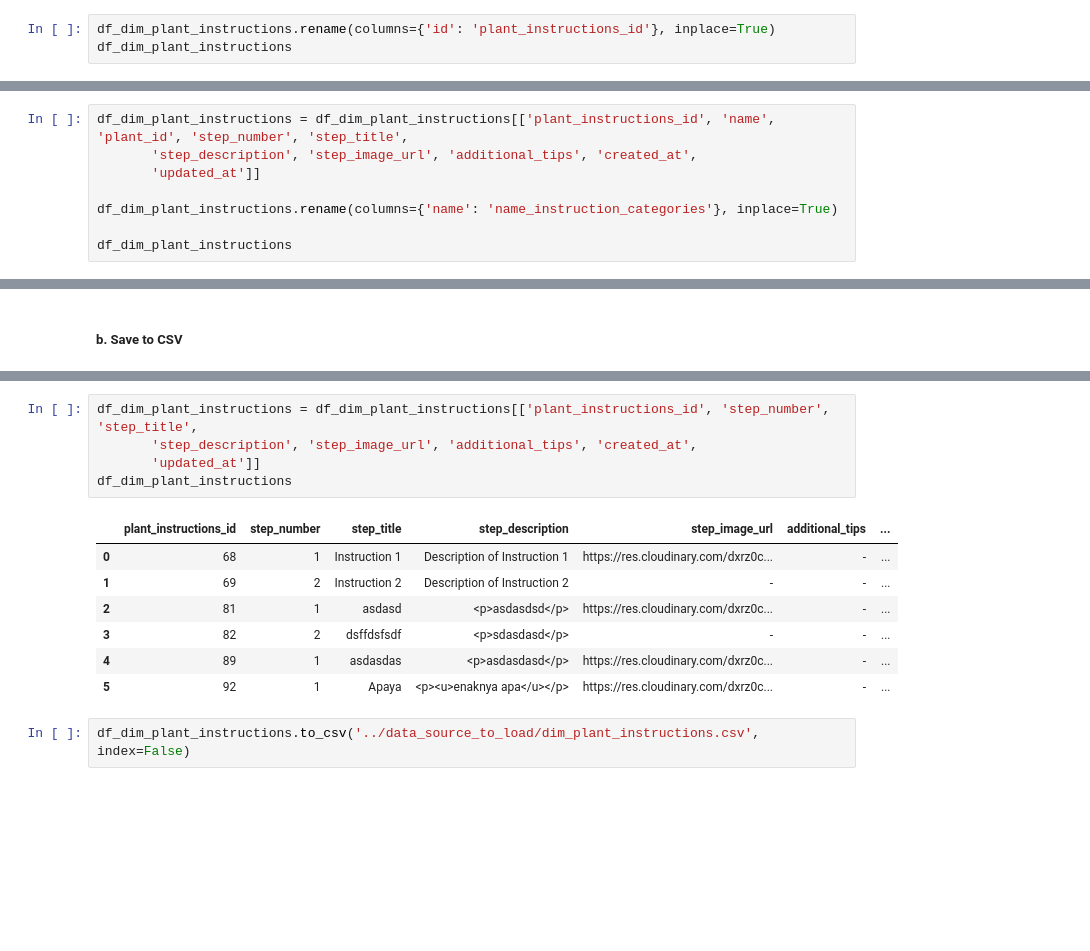
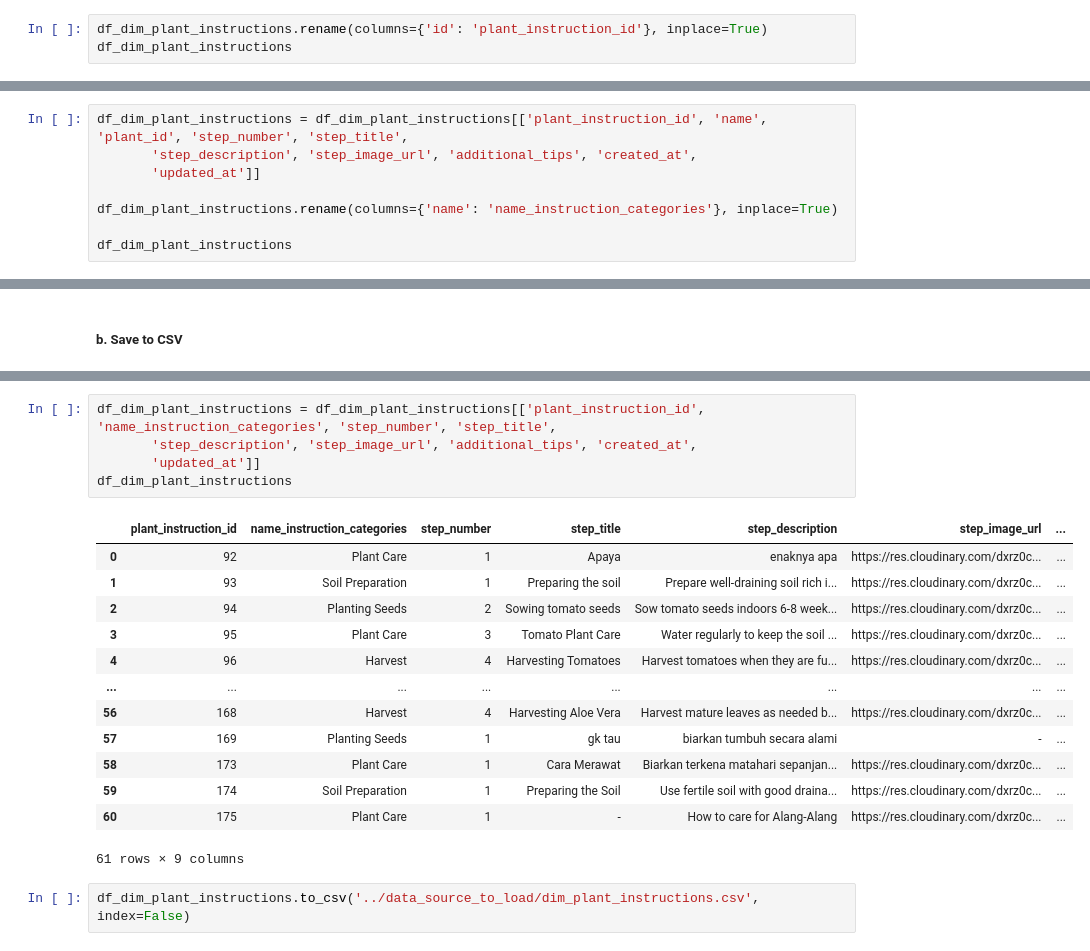
Before and after one commit to Plantopia-Alterra-Academy-Batch-6/de-capstone-km-alterra-batch-6, a Jupyter notebook: Main_Project/Pipeline_ETL.ipynb, the cells around one changed output, grey strips where cells are left out. Saved outputs shown, nothing was run; the diff lists cells and outputs as text; blank space fills up the shorter version.

```diff
--- a/Main_Project/Pipeline_ETL.ipynb
+++ b/Main_Project/Pipeline_ETL.ipynb
@@ -950,4 +1225,4 @@ df_dim_plant_instructions
 # %%
-df_dim_plant_instructions.rename(columns={'id': 'plant_instructions_id'}, inplace=True)
+df_dim_plant_instructions.rename(columns={'id': 'plant_instruction_id'}, inplace=True)
 df_dim_plant_instructions
 # %% [output]
@@ -981,7 +1262,7 @@ Index(['plant_instructions_id', 'plant_id', 'step_number', 'step_title',
        'image_url', 'created_at_category', 'updated_at_category'],
       dtype='object')
 # %%
-df_dim_plant_instructions = df_dim_plant_instructions[['plant_instructions_id', 'name', 'plant_id', 'step_number', 'step_title',
+df_dim_plant_instructions = df_dim_plant_instructions[['plant_instruction_id', 'name', 'plant_id', 'step_number', 'step_title',
        'step_description', 'step_image_url', 'additional_tips', 'created_at',
        'updated_at']]
 
@@ -1030,16 +1341,22 @@ df_fact_plants_data
 # %%
-df_dim_plant_instructions = df_dim_plant_instructions[['plant_instructions_id', 'step_number', 'step_title',
+df_dim_plant_instructions = df_dim_plant_instructions[['plant_instruction_id', 'name_instruction_categories', 'step_number', 'step_title',
        'step_description', 'step_image_url', 'additional_tips', 'created_at',
        'updated_at']]
 df_dim_plant_instructions
 # %% [output]
-|  | plant_instructions_id | step_number | step_title | step_description | step_image_url | additional_tips | ... |
-| 0 | 68 | 1 | Instruction 1 | Description of Instruction 1 | https://res.cloudinary.com/dxrz0c... | - | ... |
-| 1 | 69 | 2 | Instruction 2 | Description of Instruction 2 | - | - | ... |
-| 2 | 81 | 1 | asdasd | <p>asdasdsd</p> | https://res.cloudinary.com/dxrz0c... | - | ... |
-| 3 | 82 | 2 | dsffdsfsdf | <p>sdasdasd</p> | - | - | ... |
-| 4 | 89 | 1 | asdasdas | <p>asdasdasd</p> | https://res.cloudinary.com/dxrz0c... | - | ... |
-| 5 | 92 | 1 | Apaya | <p><u>enaknya apa</u></p> | https://res.cloudinary.com/dxrz0c... | - | ... |
+|  | plant_instruction_id | name_instruction_categories | step_number | step_title | step_description | step_image_url | ... |
+| 0 | 92 | Plant Care | 1 | Apaya | enaknya apa | https://res.cloudinary.com/dxrz0c... | ... |
+| 1 | 93 | Soil Preparation | 1 | Preparing the soil | Prepare well-draining soil rich i... | https://res.cloudinary.com/dxrz0c... | ... |
+| 2 | 94 | Planting Seeds | 2 | Sowing tomato seeds | Sow tomato seeds indoors 6-8 week... | https://res.cloudinary.com/dxrz0c... | ... |
+| 3 | 95 | Plant Care | 3 | Tomato Plant Care | Water regularly to keep the soil ... | https://res.cloudinary.com/dxrz0c... | ... |
+| 4 | 96 | Harvest | 4 | Harvesting Tomatoes | Harvest tomatoes when they are fu... | https://res.cloudinary.com/dxrz0c... | ... |
+| ... | ... | ... | ... | ... | ... | ... | ... |
+| 56 | 168 | Harvest | 4 | Harvesting Aloe Vera | Harvest mature leaves as needed b... | https://res.cloudinary.com/dxrz0c... | ... |
+| 57 | 169 | Planting Seeds | 1 | gk tau | biarkan tumbuh secara alami | - | ... |
+| 58 | 173 | Plant Care | 1 | Cara Merawat | Biarkan terkena matahari sepanjan... | https://res.cloudinary.com/dxrz0c... | ... |
+| 59 | 174 | Soil Preparation | 1 | Preparing the Soil | Use fertile soil with good draina... | https://res.cloudinary.com/dxrz0c... | ... |
+| 60 | 175 | Plant Care | 1 | - | How to care for Alang-Alang | https://res.cloudinary.com/dxrz0c... | ... |
+61 rows × 9 columns
 # %%
 df_dim_plant_instructions.to_csv('../data_source_to_load/dim_plant_instructions.csv', index=False)
 # %% [markdown]
```
Also changed, not shown: parts of 63 cells of this notebook, 43 other files.
